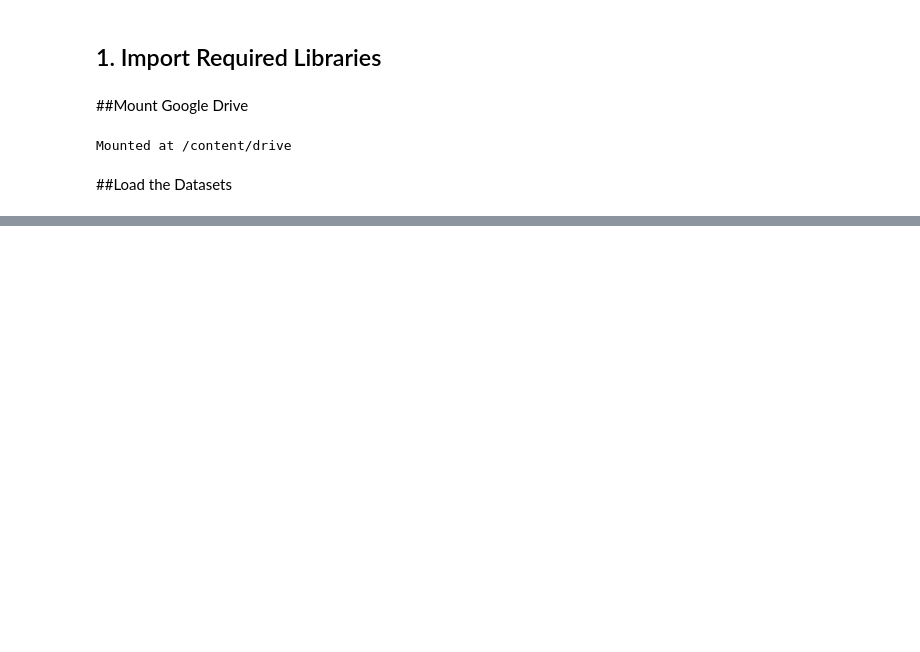
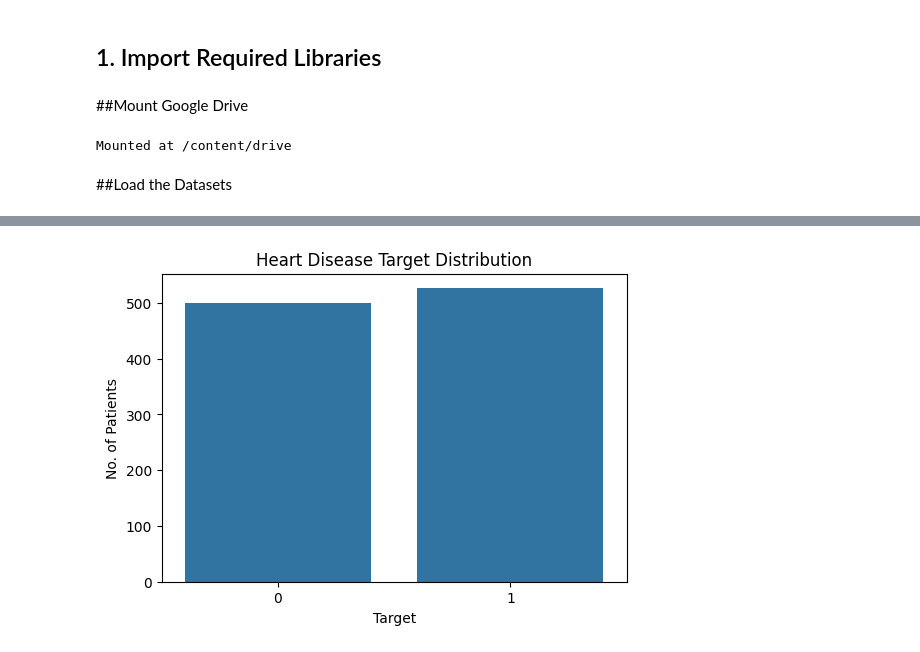
Before and after one commit to halimAhtasham/DeepLearning, a Jupyter notebook: 02_EDA.ipynb, the cells around one changed output, grey strips where cells are left out. Saved outputs shown, nothing was run; the diff lists cells and outputs as text; code cells hidden in the pictures; blank space fills up the shorter version.

```diff
--- a/02_EDA.ipynb
+++ b/02_EDA.ipynb
@@ -33,0 +162,17 @@ df = pd.read_csv(DATASET_PATH + "/heart.csv")
+# %%
+plt.figure(figsize=(6,4))
+
+sns.countplot(data=df, x="target")
+
+plt.title("Heart Disease Target Distribution")
+plt.xlabel("Target")
+plt.ylabel("No. of Patients")
+
+plt.savefig(
+    IMAGE_PATH + "/target_distribution.png",
+    bbox_inches="tight"
+)
+
+plt.show()
+# %% [output]
+[figure, added]
```
Also changed, not shown: parts of 15 cells of this notebook.
